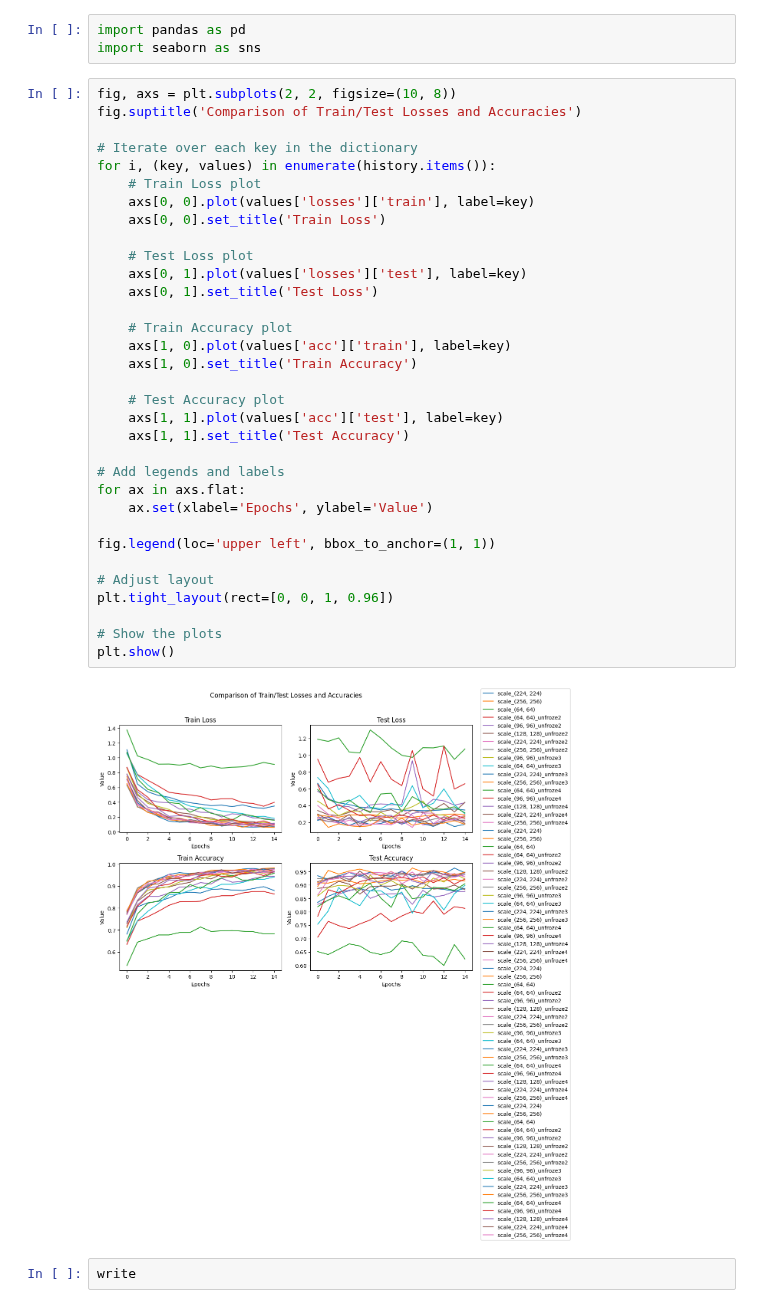
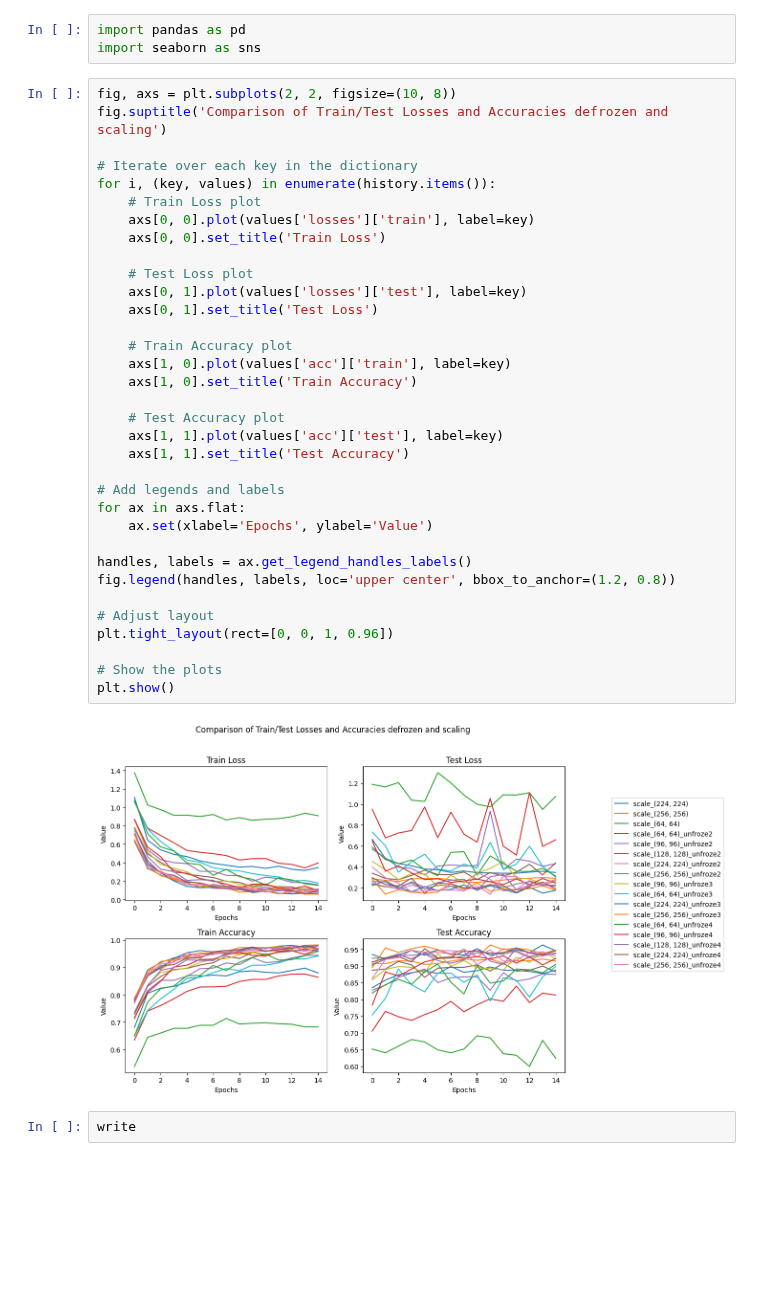
Before and after one commit to MCV-C3/project23-24-08, a Jupyter notebook: Task3/Explainability.ipynb, the cells around one changed output. Drawn from its saved outputs; the diff is of its cells as text; blank space fills up the shorter version.

```diff
--- a/Task3/Explainability.ipynb
+++ b/Task3/Explainability.ipynb
@@ -342,39 +342,40 @@ import pandas as pd
 import seaborn as sns
 # %%
 fig, axs = plt.subplots(2, 2, figsize=(10, 8))
-fig.suptitle('Comparison of Train/Test Losses and Accuracies')
+fig.suptitle('Comparison of Train/Test Losses and Accuracies defrozen and scaling')
 
 # Iterate over each key in the dictionary
 for i, (key, values) in enumerate(history.items()):
     # Train Loss plot
     axs[0, 0].plot(values['losses']['train'], label=key)
     axs[0, 0].set_title('Train Loss')
 
     # Test Loss plot
     axs[0, 1].plot(values['losses']['test'], label=key)
     axs[0, 1].set_title('Test Loss')
 
     # Train Accuracy plot
     axs[1, 0].plot(values['acc']['train'], label=key)
     axs[1, 0].set_title('Train Accuracy')
 
     # Test Accuracy plot
     axs[1, 1].plot(values['acc']['test'], label=key)
     axs[1, 1].set_title('Test Accuracy')
 
 # Add legends and labels
 for ax in axs.flat:
     ax.set(xlabel='Epochs', ylabel='Value')
 
-fig.legend(loc='upper left', bbox_to_anchor=(1, 1))
+handles, labels = ax.get_legend_handles_labels()
+fig.legend(handles, labels, loc='upper center', bbox_to_anchor=(1.2, 0.8))
 
 # Adjust layout
 plt.tight_layout(rect=[0, 0, 1, 0.96])
 
 # Show the plots
 plt.show()
 # %% [output]
-[figure, old version]
+[figure, new version]
 # %%
 write
 # %% [markdown]
```
Also changed, not shown: 1 other file.
